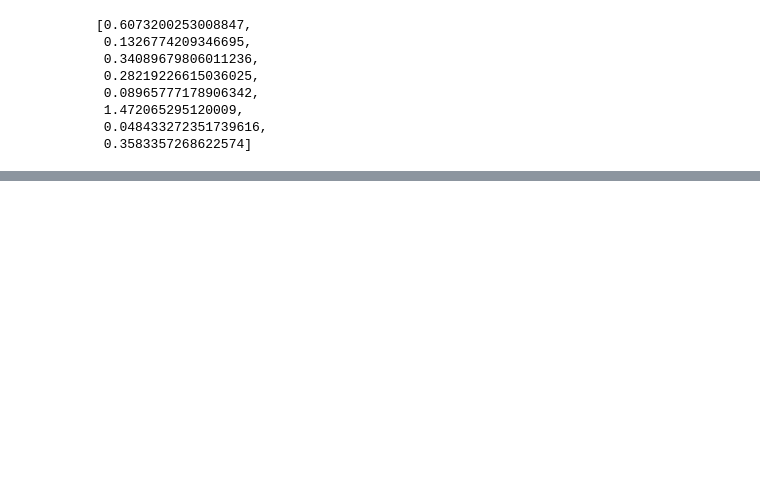
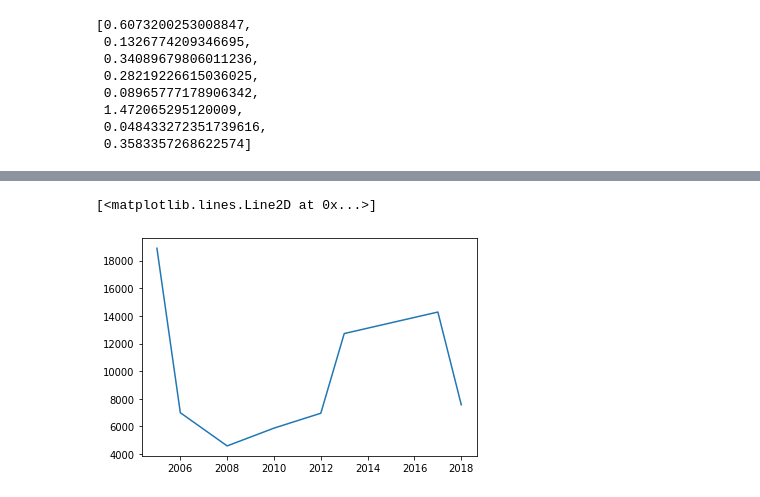
Before and after one commit to alynenogu/Pos-Graduacao---Ciencia-de-Dados, a Jupyter notebook: Machine Learning - monografia.ipynb, the cells around one changed output, grey strips where cells are left out. Cells and saved outputs as stored; diff of their text form; code cells hidden in the pictures; blank space fills up the shorter version.

```diff
--- a/Machine Learning - monografia.ipynb
+++ b/Machine Learning - monografia.ipynb
@@ -94,0 +137,5 @@ plt.plot(xTestSorted, yTestSorted, xTestSorted, yPredSorted)
+# %%
+plt.plot(xTestSorted,yPred)
+# %% [output]
+[<matplotlib.lines.Line2D at 0x...>]
+[figure, added]
```
Also changed, not shown: parts of 13 cells of this notebook.
